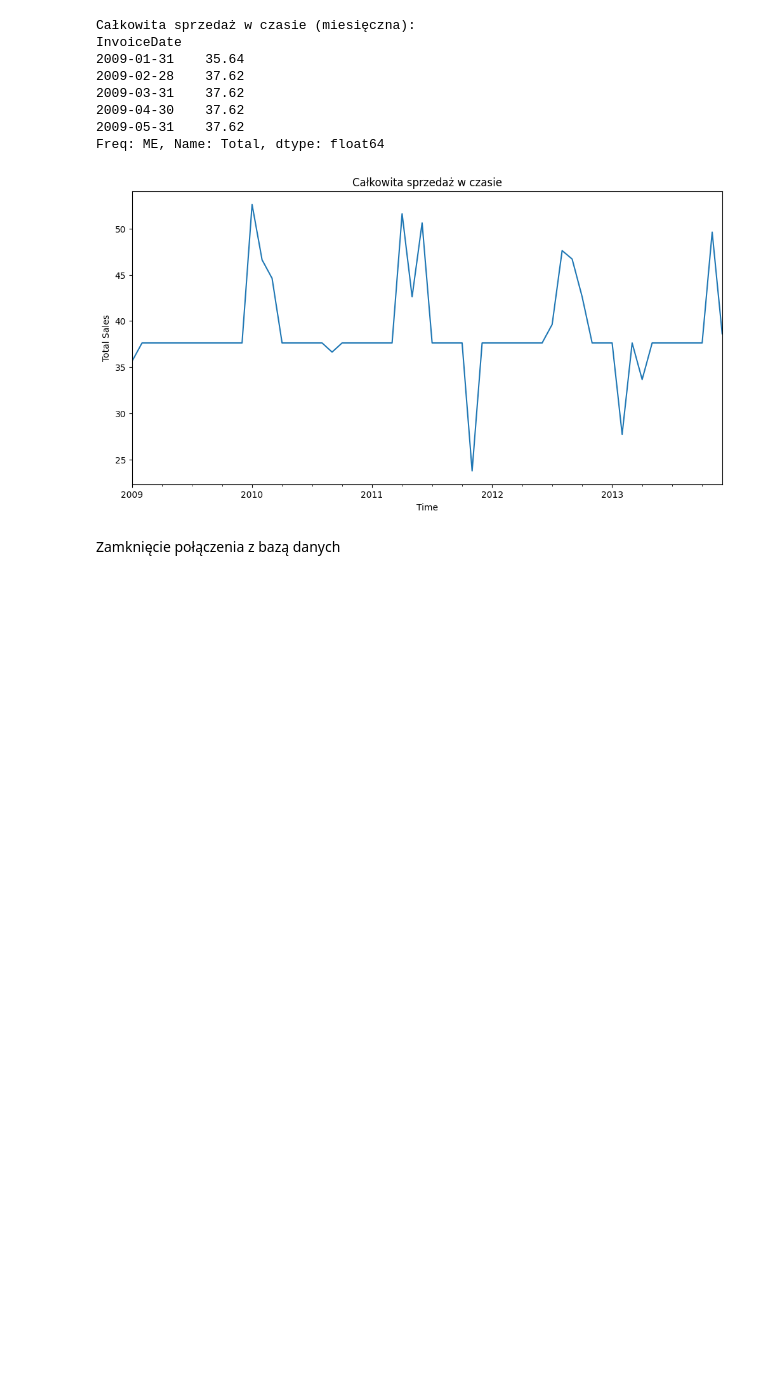
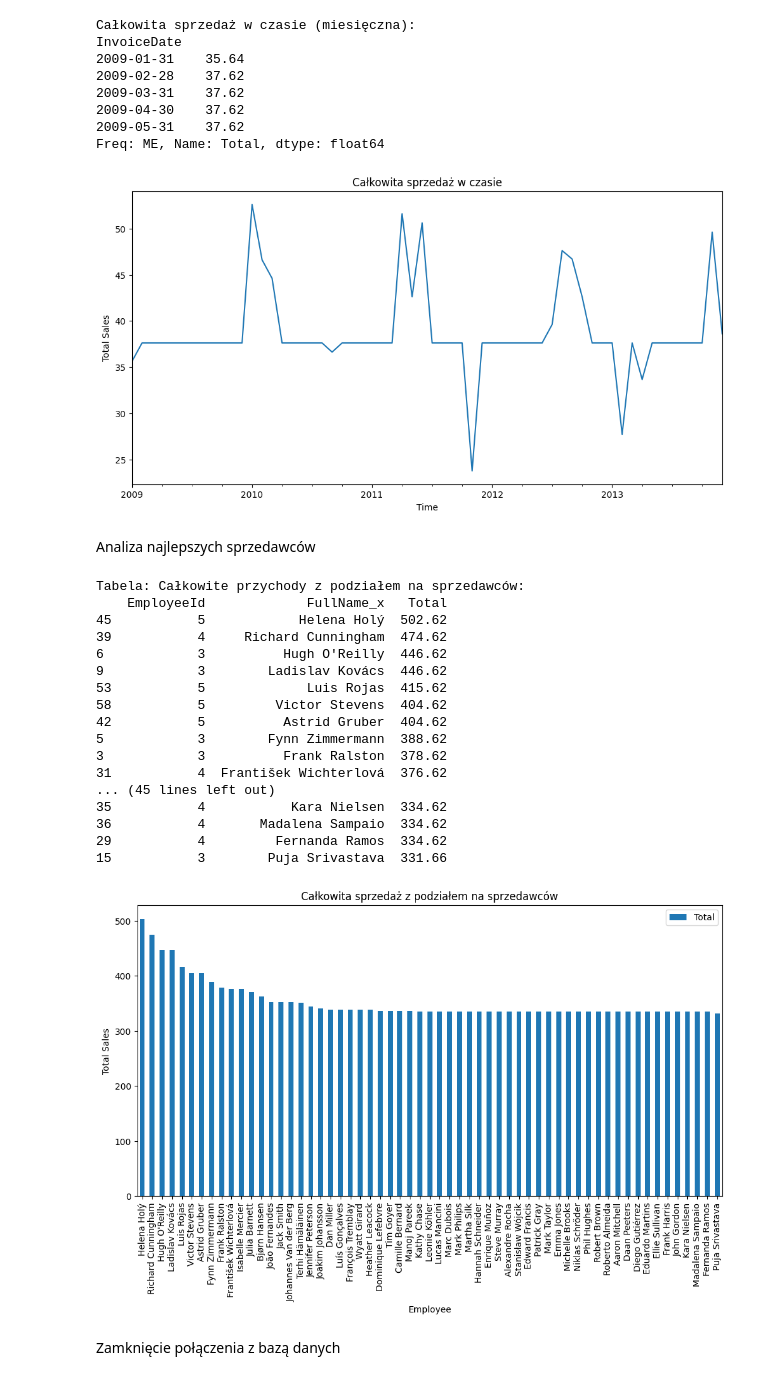
Before and after one commit to Bartek-Szewczyk/pandasProject, a Jupyter notebook: pandas.ipynb, the cells around one changed output. Cells and saved outputs as stored; diff of their text form; code cells hidden in the pictures; blank space fills up the shorter version.

Commit message:
analiza sprzedawców

```diff
--- a/pandas.ipynb
+++ b/pandas.ipynb
@@ -265,6 +265,46 @@ InvoiceDate
 2009-05-31    37.62
 Freq: ME, Name: Total, dtype: float64
 [figure]
+# %% [markdown]
+Analiza najlepszych sprzedawców
+# %%
+merged_df = pd.merge(df_customers, df_employees, left_on='SupportRepId', right_on='EmployeeId')
+merged_df = pd.merge(merged_df, df_invoices, on='CustomerId')
+merged_df = pd.merge(merged_df, df_invoice_items, on='InvoiceId')
+
+revenue_per_employee = merged_df.groupby(['EmployeeId', 'FirstName_x', 'LastName_x'])['Total'].sum().reset_index()
+revenue_per_employee = revenue_per_employee.sort_values(by='Total', ascending=False)
+revenue_per_employee['FullName_x'] = revenue_per_employee['FirstName_x'] + ' ' + revenue_per_employee['LastName_x']
+revenue_per_employee = revenue_per_employee[['EmployeeId', 'FullName_x', 'Total']]
+
+print("Tabela: Całkowite przychody z podziałem na sprzedawców:")
+print(revenue_per_employee)
+
+revenue_per_employee.to_csv('revenue_per_employee.csv', index=False)
+
+revenue_per_employee.plot(kind='bar', x='FullName_x', y='Total', figsize=(12, 6), title='Całkowita sprzedaż z podziałem na sprzedawców')
+plt.ylabel('Total Sales')
+plt.xlabel('Employee')
+plt.show()
+# %% [output]
+Tabela: Całkowite przychody z podziałem na sprzedawców:
+    EmployeeId             FullName_x   Total
+45           5            Helena Holý  502.62
+39           4     Richard Cunningham  474.62
+6            3          Hugh O'Reilly  446.62
+9            3        Ladislav Kovács  446.62
+53           5             Luis Rojas  415.62
+58           5         Victor Stevens  404.62
+42           5          Astrid Gruber  404.62
+5            3        Fynn Zimmermann  388.62
+3            3          Frank Ralston  378.62
+31           4  František Wichterlová  376.62
+... (45 lines left out)
+35           4           Kara Nielsen  334.62
+36           4       Madalena Sampaio  334.62
+29           4         Fernanda Ramos  334.62
+15           3        Puja Srivastava  331.66
+[figure, added]
 # %% [markdown]
  Zamknięcie połączenia z bazą danych
 # %%
```
Also changed, not shown: 1 other file.
